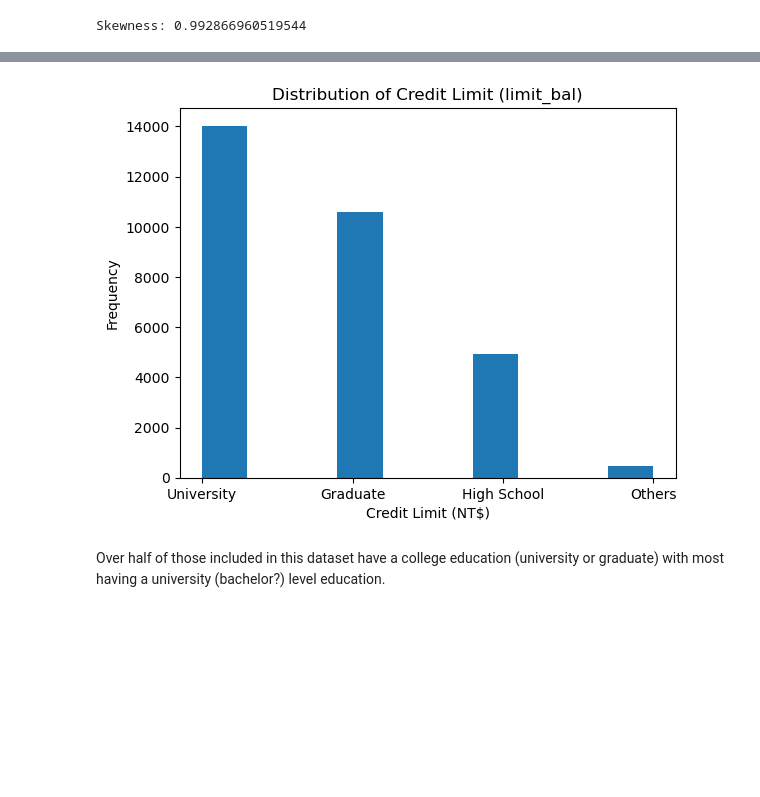
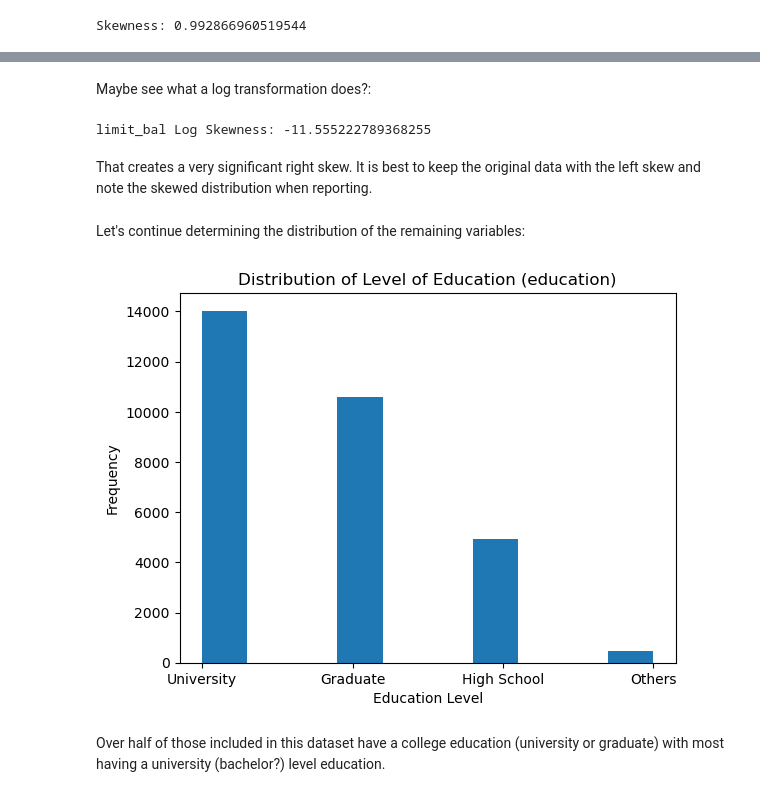
Before and after one commit to chrislagamba/Python-Data-Analysis, a Jupyter notebook: Credit Card Default - Taiwan/credit_card_default_taiwan.ipynb, the cells around one changed output, grey strips where cells are left out. Cells and saved outputs as stored; diff of their text form; code cells hidden in the pictures; blank space fills up the shorter version.

```diff
--- a/Credit Card Default - Taiwan/credit_card_default_taiwan.ipynb
+++ b/Credit Card Default - Taiwan/credit_card_default_taiwan.ipynb
@@ -386,0 +387,10 @@ Distribution is left-skewed with a statistical skewness almost equal to 1. How t
+# %%
+# Original limit_bal data
+original = credit['limit_bal']
+
+# Square root transformation
+credit['limit_bal_sqrt'] = np.sqrt(original.max() + 1 - original)
+
+# Print the statistical skewness for comparison
+skew_sqrt = credit['limit_bal_sqrt'].skew()
+print("limit_bal Square Root Skewness:", skew_sqrt)
@@ -387,12 +410,27 @@ Distribution is left-skewed with a statistical skewness almost equal to 1. How t
+# %% [markdown]
+Maybe see what a log transformation does?:
+# %%
+# limit_bal log transformation
+credit['limit_bal_log'] = np.log1p(original.max() + 1 - original) # log(max - x + 1) to preserve order and avoid zeros
+
+# Print the statistical skewness for comparison
+skew_log = credit['limit_bal_log'].skew()
+print("limit_bal Log Skewness:", skew_log)
+# %% [output]
+limit_bal Log Skewness: -11.555222789368255
+# %% [markdown]
+That creates a very significant right skew. It is best to keep the original data with the left skew and note the skewed distribution when reporting.
+# %% [markdown]
+Let's continue determining the distribution of the remaining variables:
 # %%
 # Education level distribution
 plt.hist(credit['education'])
-plt.title('Distribution of Credit Limit (limit_bal)')
-plt.xlabel('Credit Limit (NT$)')
+plt.title('Distribution of Level of Education (education)')
+plt.xlabel('Education Level')
 plt.ylabel('Frequency')
 plt.show()
 # %% [output]
-[figure, old version]
+[figure, new version]
 # %% [markdown]
 Over half of those included in this dataset have a college education (university or graduate) with most having a university (bachelor?) level education.
 # %%
```
Also changed, not shown: parts of 40 cells of this notebook.
